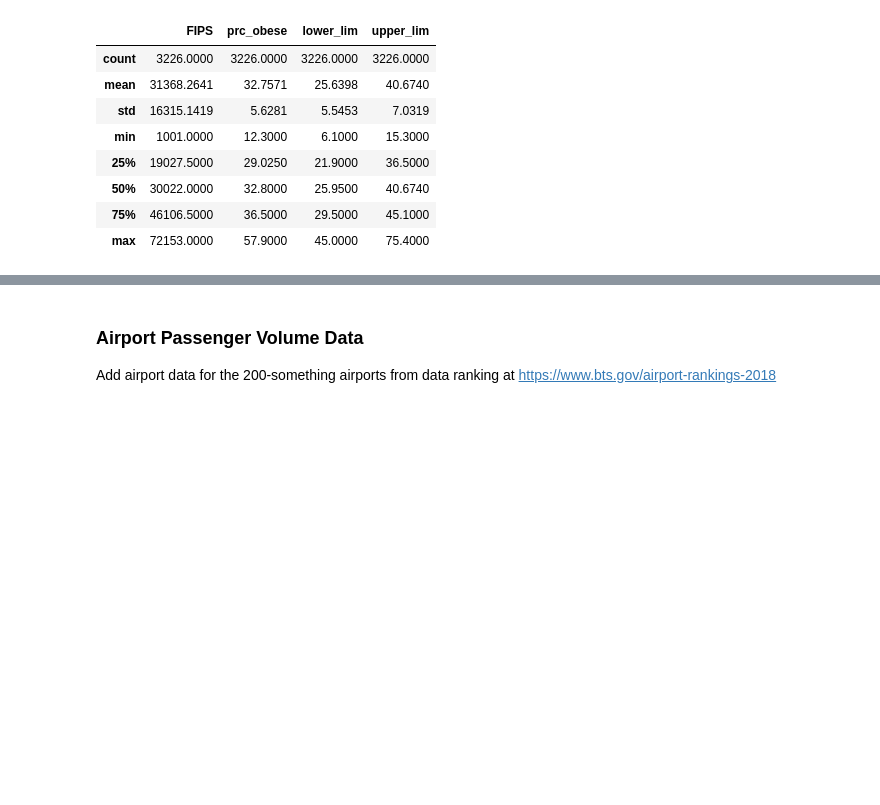
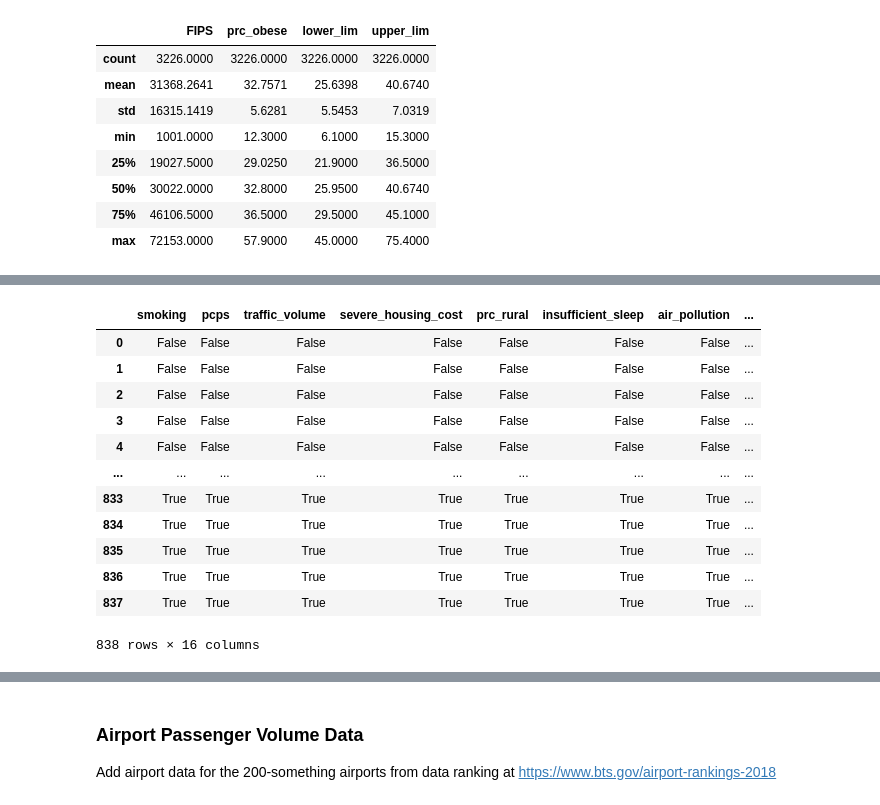
Before and after one commit to aejurgensen/Covid-19, a Jupyter notebook: data/demographic_data.ipynb, the cells around one changed output, grey strips where cells are left out. Cells and saved outputs as stored; diff of their text form; code cells hidden in the pictures; blank space fills up the shorter version.

```diff
--- a/data/demographic_data.ipynb
+++ b/data/demographic_data.ipynb
@@ -511,0 +603,3 @@ counties.head()
+# %%
+for field in ["State Abbreviation", "Name", "Release Year", "County Ranked (Yes=1/No=0)"]:
+    health.drop(field, axis=1, inplace=True)
@@ -511,0 +610,7 @@ counties.head()
+# %%
+health.columns = ["FIPS", "smoking", "pcps", "traffic_volume", "severe_housing_cost", "communicable_disease", "prc_rural",
+                  "insufficient_sleep", "air_pollution", "prc_hs_overcrowding", "prc_hs_no_facilities", "commute_alone",
+                  "prem_mortality", "poor_health", "food_enviro", "pysical_inactivity", "income_inequality",
+                  "social_associations", "older_adults_alnone", "cerebrovascular_hospitalizations"]
+# %%
+counties = pd.merge(counties, health, on='FIPS', how='left')
@@ -511,0 +629,3 @@ counties.head()
+# %%
+for field in ['communicable_disease', 'older_adults_alnone', 'cerebrovascular_hospitalizations']:
+    counties.drop(field, axis=1, inplace=True)
@@ -511,0 +645,18 @@ counties.head()
+# %%
+counties[["smoking", "pcps", "traffic_volume", "severe_housing_cost", "prc_rural", "insufficient_sleep",
+               "air_pollution", "prc_hs_overcrowding", "prc_hs_no_facilities", "commute_alone", "prem_mortality",
+               "poor_health", "food_enviro", "pysical_inactivity", "income_inequality", "social_associations"]]
+# %% [output]
+|  | smoking | pcps | traffic_volume | severe_housing_cost | prc_rural | insufficient_sleep | air_pollution | ... |
+| 0 | False | False | False | False | False | False | False | ... |
+| 1 | False | False | False | False | False | False | False | ... |
+| 2 | False | False | False | False | False | False | False | ... |
+| 3 | False | False | False | False | False | False | False | ... |
+| 4 | False | False | False | False | False | False | False | ... |
+| ... | ... | ... | ... | ... | ... | ... | ... | ... |
+| 833 | True | True | True | True | True | True | True | ... |
+| 834 | True | True | True | True | True | True | True | ... |
+| 835 | True | True | True | True | True | True | True | ... |
+| 836 | True | True | True | True | True | True | True | ... |
+| 837 | True | True | True | True | True | True | True | ... |
+838 rows × 16 columns
```
Also changed, not shown: parts of 42 cells of this notebook, 29 other files.
